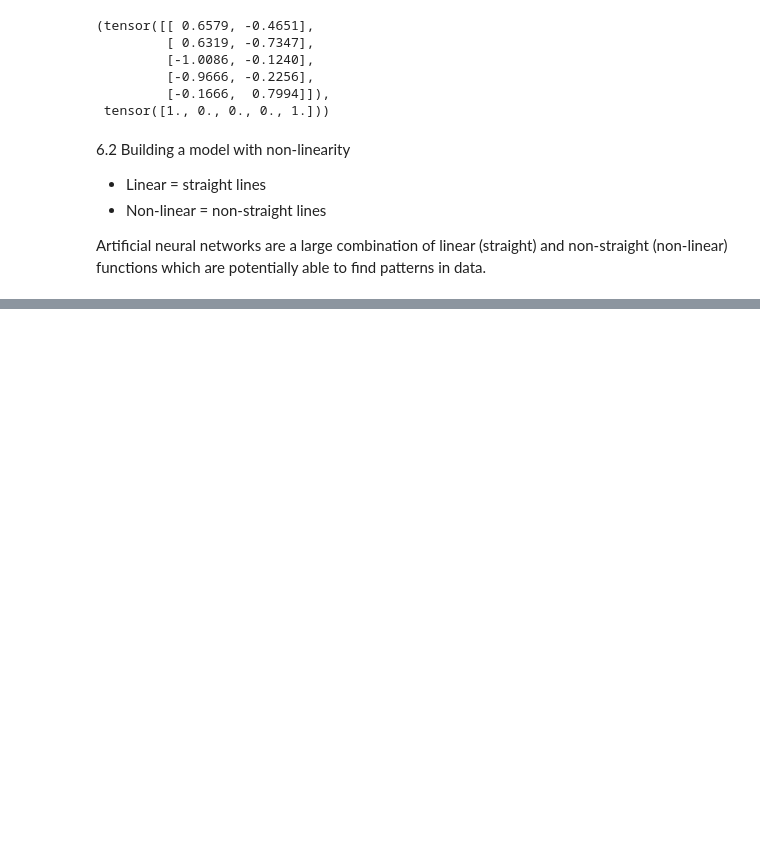
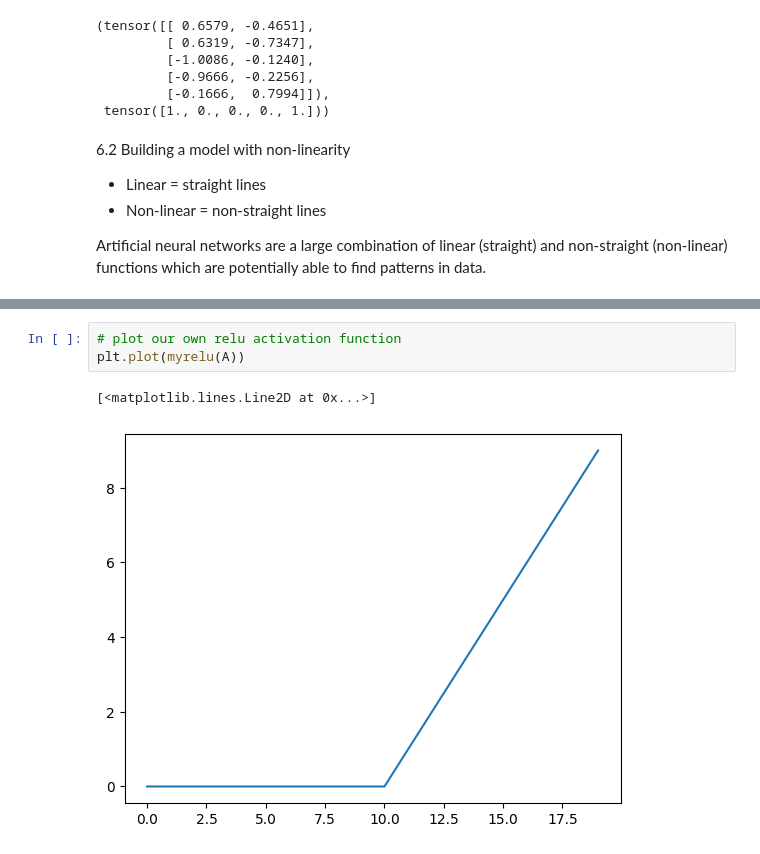
Before and after one commit to maritnorli/PyTorch-course, a Jupyter notebook: 02_neural_network_classification_pytorch.ipynb, the cells around one changed output, grey strips where cells are left out. Drawn from its saved outputs; the diff is of its cells as text; blank space fills up the shorter version.

```diff
--- a/02_neural_network_classification_pytorch.ipynb
+++ b/02_neural_network_classification_pytorch.ipynb
@@ -783,0 +919,6 @@ CircleModelV2(
+# %%
+# plot our own relu activation function
+plt.plot(myrelu(A))
+# %% [output]
+[<matplotlib.lines.Line2D at 0x...>]
+[figure, added]
```
Also changed, not shown: parts of 56 cells of this notebook.
